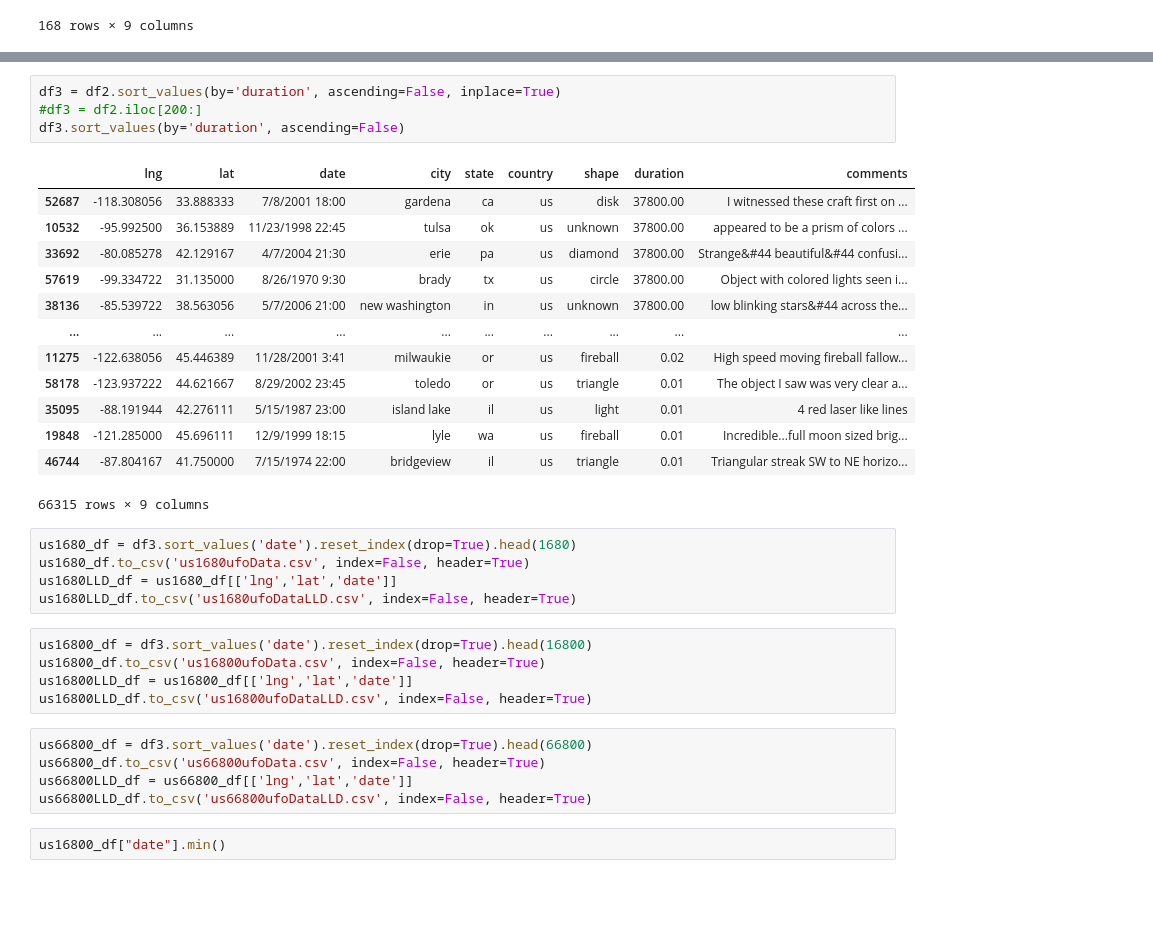
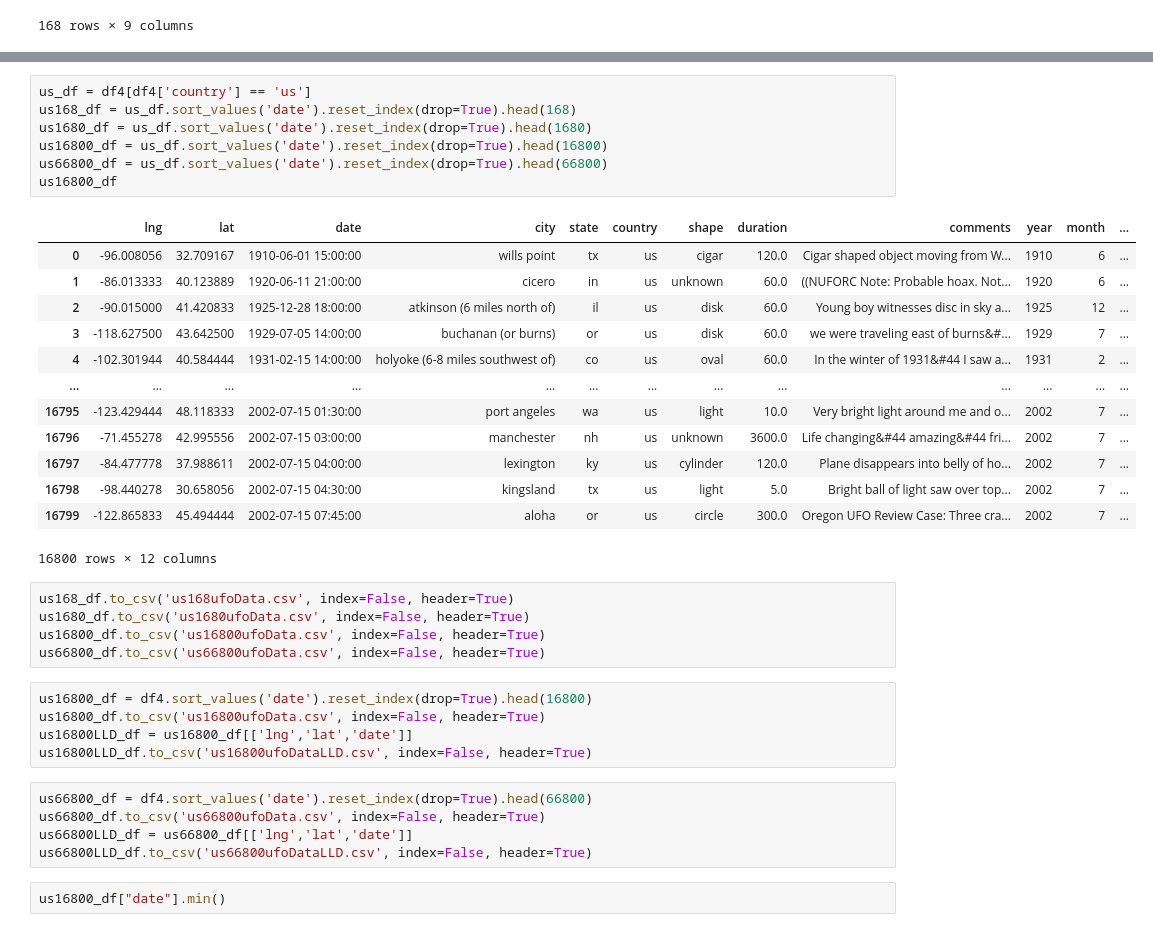
Before and after one commit to remy177/ufoProject, a Jupyter notebook: ufoCSV.ipynb, the cells around one changed output, grey strips where cells are left out. Saved outputs shown, nothing was run; the diff lists cells and outputs as text; blank space fills up the shorter version.

```diff
--- a/ufoCSV.ipynb
+++ b/ufoCSV.ipynb
@@ -97,36 +163,39 @@ df2.sort_values(by='duration', ascending=False)
-# %%
-df3 = df2.sort_values(by='duration', ascending=False, inplace=True)
-#df3 = df2.iloc[200:]
-df3.sort_values(by='duration', ascending=False)
-# %% [output]
-|  | lng | lat | date | city | state | country | shape | duration | comments |
-| 52687 | -118.308056 | 33.888333 | 7/8/2001 18:00 | gardena | ca | us | disk | 37800.00 | I witnessed these craft first on ... |
-| 10532 | -95.992500 | 36.153889 | 11/23/1998 22:45 | tulsa | ok | us | unknown | 37800.00 | appeared to be a prism of colors ... |
-| 33692 | -80.085278 | 42.129167 | 4/7/2004 21:30 | erie | pa | us | diamond | 37800.00 | Strange&#44 beautiful&#44 confusi... |
-| 57619 | -99.334722 | 31.135000 | 8/26/1970 9:30 | brady | tx | us | circle | 37800.00 | Object with colored lights seen i... |
-| 38136 | -85.539722 | 38.563056 | 5/7/2006 21:00 | new washington | in | us | unknown | 37800.00 | low blinking stars&#44 across the... |
-| ... | ... | ... | ... | ... | ... | ... | ... | ... | ... |
-| 11275 | -122.638056 | 45.446389 | 11/28/2001 3:41 | milwaukie | or | us | fireball | 0.02 | High speed moving fireball fallow... |
-| 58178 | -123.937222 | 44.621667 | 8/29/2002 23:45 | toledo | or | us | triangle | 0.01 | The object I saw was very clear a... |
-| 35095 | -88.191944 | 42.276111 | 5/15/1987 23:00 | island lake | il | us | light | 0.01 | 4 red laser like lines |
-| 19848 | -121.285000 | 45.696111 | 12/9/1999 18:15 | lyle | wa | us | fireball | 0.01 | Incredible...full moon sized brig... |
-| 46744 | -87.804167 | 41.750000 | 7/15/1974 22:00 | bridgeview | il | us | triangle | 0.01 | Triangular streak SW to NE horizo... |
-66315 rows × 9 columns
+# %%
+us_df = df4[df4['country'] == 'us']
+us168_df = us_df.sort_values('date').reset_index(drop=True).head(168)
+us1680_df = us_df.sort_values('date').reset_index(drop=True).head(1680)
+us16800_df = us_df.sort_values('date').reset_index(drop=True).head(16800)
+us66800_df = us_df.sort_values('date').reset_index(drop=True).head(66800)
+us16800_df
+# %% [output]
+|  | lng | lat | date | city | state | country | shape | duration | comments | year | month | ... |
+| 0 | -96.008056 | 32.709167 | 1910-06-01 15:00:00 | wills point | tx | us | cigar | 120.0 | Cigar shaped object moving from W... | 1910 | 6 | ... |
+| 1 | -86.013333 | 40.123889 | 1920-06-11 21:00:00 | cicero | in | us | unknown | 60.0 | ((NUFORC Note: Probable hoax. Not... | 1920 | 6 | ... |
+| 2 | -90.015000 | 41.420833 | 1925-12-28 18:00:00 | atkinson (6 miles north of) | il | us | disk | 60.0 | Young boy witnesses disc in sky a... | 1925 | 12 | ... |
+| 3 | -118.627500 | 43.642500 | 1929-07-05 14:00:00 | buchanan (or burns) | or | us | disk | 60.0 | we were traveling east of burns&#... | 1929 | 7 | ... |
+| 4 | -102.301944 | 40.584444 | 1931-02-15 14:00:00 | holyoke (6-8 miles southwest of) | co | us | oval | 60.0 | In the winter of 1931&#44 I saw a... | 1931 | 2 | ... |
+| ... | ... | ... | ... | ... | ... | ... | ... | ... | ... | ... | ... | ... |
+| 16795 | -123.429444 | 48.118333 | 2002-07-15 01:30:00 | port angeles | wa | us | light | 10.0 | Very bright light around me and o... | 2002 | 7 | ... |
+| 16796 | -71.455278 | 42.995556 | 2002-07-15 03:00:00 | manchester | nh | us | unknown | 3600.0 | Life changing&#44 amazing&#44 fri... | 2002 | 7 | ... |
+| 16797 | -84.477778 | 37.988611 | 2002-07-15 04:00:00 | lexington | ky | us | cylinder | 120.0 | Plane disappears into belly of ho... | 2002 | 7 | ... |
+| 16798 | -98.440278 | 30.658056 | 2002-07-15 04:30:00 | kingsland | tx | us | light | 5.0 | Bright ball of light saw over top... | 2002 | 7 | ... |
+| 16799 | -122.865833 | 45.494444 | 2002-07-15 07:45:00 | aloha | or | us | circle | 300.0 | Oregon UFO Review Case: Three cra... | 2002 | 7 | ... |
+16800 rows × 12 columns
+# %%
+us168_df.to_csv('us168ufoData.csv', index=False, header=True)
+us1680_df.to_csv('us1680ufoData.csv', index=False, header=True)
+us16800_df.to_csv('us16800ufoData.csv', index=False, header=True)
+us66800_df.to_csv('us66800ufoData.csv', index=False, header=True)
 # %%
-us1680_df = df3.sort_values('date').reset_index(drop=True).head(1680)
-us1680_df.to_csv('us1680ufoData.csv', index=False, header=True)
-us1680LLD_df = us1680_df[['lng','lat','date']]
-us1680LLD_df.to_csv('us1680ufoDataLLD.csv', index=False, header=True)
+us16800_df = df4.sort_values('date').reset_index(drop=True).head(16800)
+us16800_df.to_csv('us16800ufoData.csv', index=False, header=True)
+us16800LLD_df = us16800_df[['lng','lat','date']]
+us16800LLD_df.to_csv('us16800ufoDataLLD.csv', index=False, header=True)
 # %%
-us16800_df = df3.sort_values('date').reset_index(drop=True).head(16800)
-us16800_df.to_csv('us16800ufoData.csv', index=False, header=True)
-us16800LLD_df = us16800_df[['lng','lat','date']]
-us16800LLD_df.to_csv('us16800ufoDataLLD.csv', index=False, header=True)
+us66800_df = df4.sort_values('date').reset_index(drop=True).head(66800)
+us66800_df.to_csv('us66800ufoData.csv', index=False, header=True)
+us66800LLD_df = us66800_df[['lng','lat','date']]
+us66800LLD_df.to_csv('us66800ufoDataLLD.csv', index=False, header=True)
-# %%
-us66800_df = df3.sort_values('date').reset_index(drop=True).head(66800)
-us66800_df.to_csv('us66800ufoData.csv', index=False, header=True)
-us66800LLD_df = us66800_df[['lng','lat','date']]
-us66800LLD_df.to_csv('us66800ufoDataLLD.csv', index=False, header=True)
 # %%
 us16800_df["date"].min()
 # %% [output]
```
Also changed, not shown: parts of 16 cells of this notebook, 7 other files.
